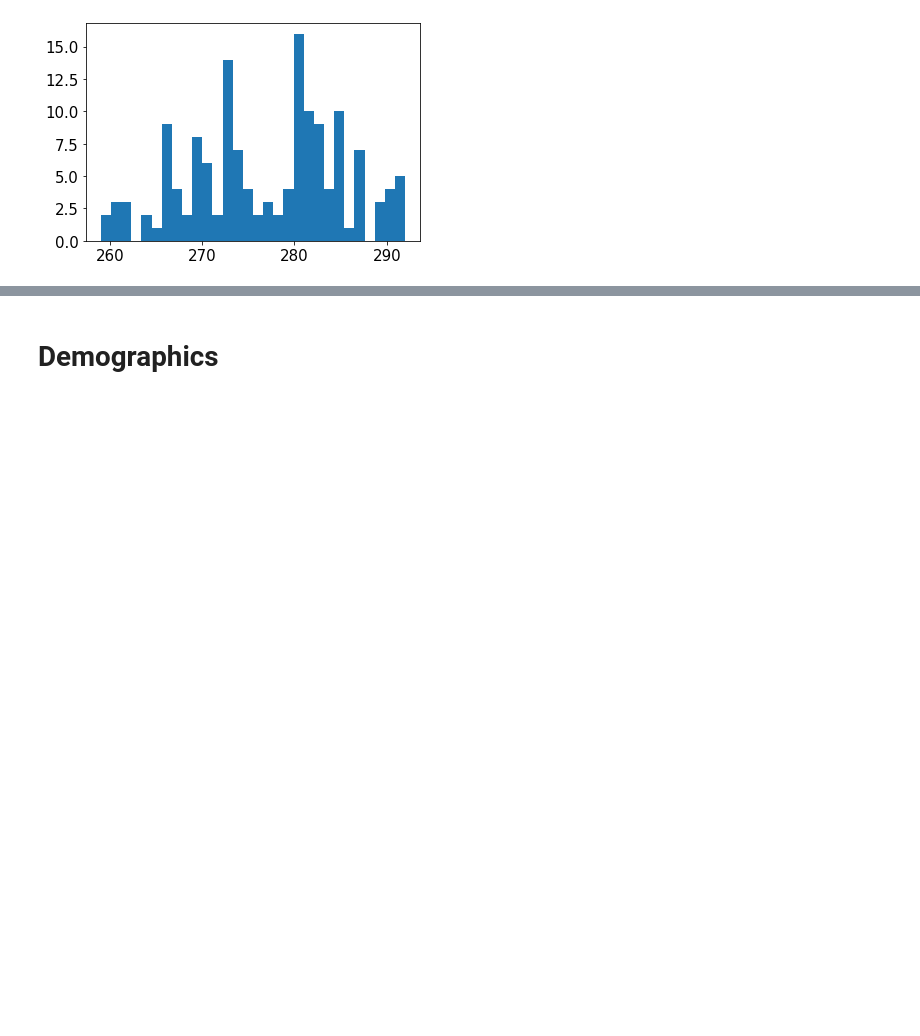
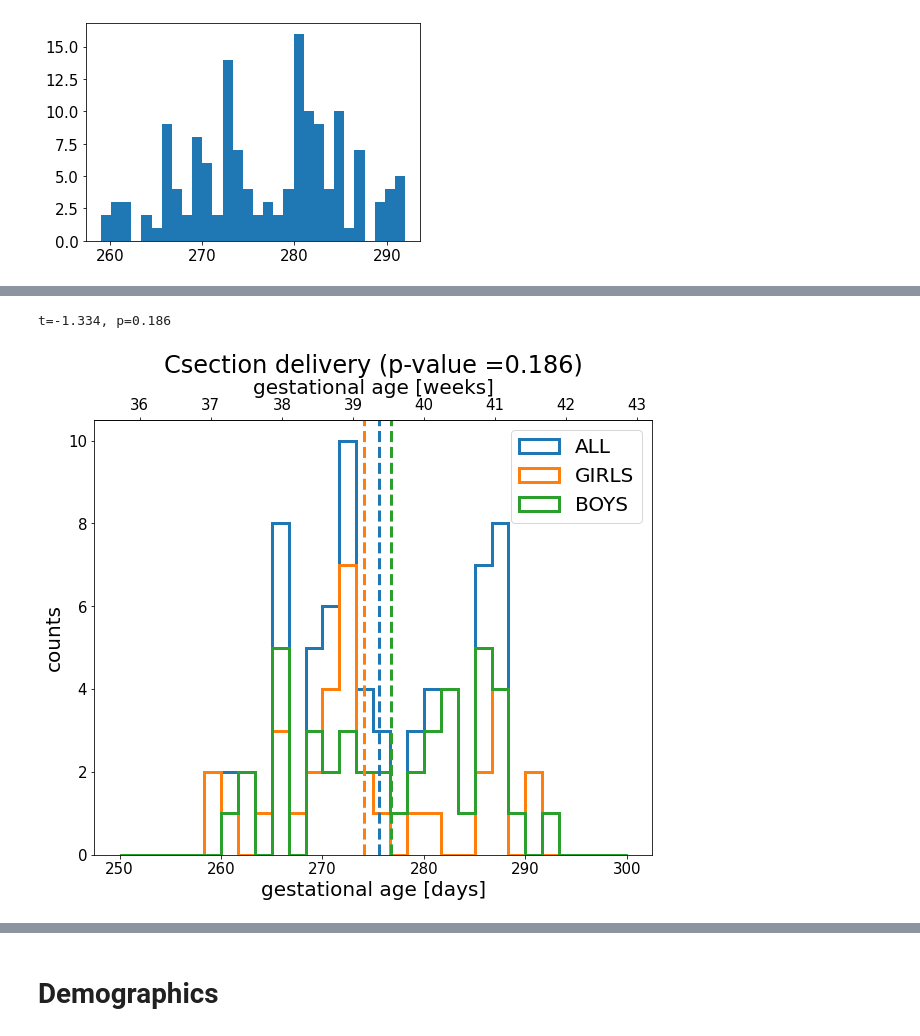
Before and after one commit to shisteve/NHS, a Jupyter notebook: 003_sample_babies.ipynb, the cells around one changed output, grey strips where cells are left out. Saved outputs shown, nothing was run; the diff lists cells and outputs as text; code cells hidden in the pictures; blank space fills up the shorter version.

```diff
--- a/003_sample_babies.ipynb
+++ b/003_sample_babies.ipynb
@@ -262,0 +335,28 @@ plt.show()
+# %%
+sel_all = np.where(BABIES.delivery=='Csection')
+sel_girl = np.where(girls.delivery=='Csection')
+sel_boys = np.where(boys.delivery=='Csection')
+
+
+fig,ax = plt.subplots(figsize=(10,8))
+ax.hist(BABIES.gestational_age_days[sel_all],range=(250,300),bins=30,histtype='step',lw=3,color='C0',label='ALL')
+ax.axvline(np.mean(BABIES.gestational_age_days[sel_all]),color='C0',ls='dashed',lw=3)
+ax.hist(girls.gestational_age_days[sel_girl] ,bins=30,range=(250,300),histtype='step',lw=3,color='C1',label='GIRLS')
+ax.axvline(np.mean(girls.gestational_age_days[sel_girl]),color='C1',ls='dashed',lw=3)
+ax.hist(boys.gestational_age_days[sel_boys]  ,bins=30,range=(250,300),histtype='step',lw=3,color='C2',label='BOYS')
+ax.axvline(np.mean(boys.gestational_age_days[sel_boys]),color='C2',ls='dashed',lw=3)
+ax.set_xlabel('gestational age [days]')
+ax.set_ylabel('counts')
+plt.legend()
+
+stat, p = ss.ttest_ind(girls.gestational_age_days[sel_girl], boys.gestational_age_days[sel_boys])
+print('t=%.3f, p=%.3f' % (stat, p))
+
+secax = ax.secondary_xaxis('top', functions=(days_to_week, weeks_to_days))
+secax.set_xlabel('gestational age [weeks]')
+
+plt.title('Csection delivery (p-value =%.3f)'%p)
+plt.show()
+# %% [output]
+t=-1.334, p=0.186
+[figure, added]
```
Also changed, not shown: parts of 21 cells of this notebook.
